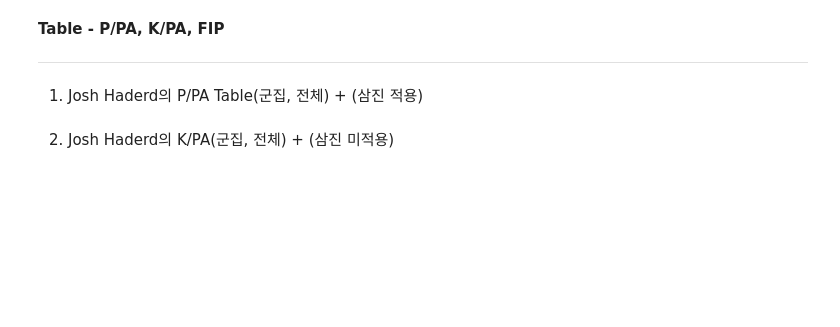
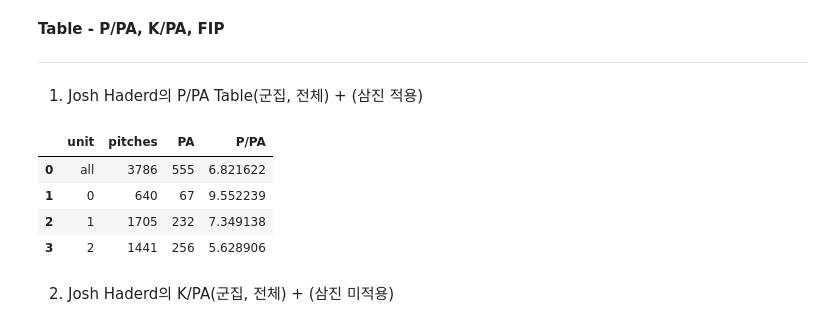
Before and after one commit to finn-sharp/Process-Mining-Analysis-on-MLB, a Jupyter notebook: process_analysis.ipynb, the cells around one changed output. Drawn from its saved outputs; the diff is of its cells as text; code cells hidden in the pictures; blank space fills up the shorter version.

```diff
--- a/process_analysis.ipynb
+++ b/process_analysis.ipynb
@@ -565,8 +643,14 @@ plt.show()
 # %% [markdown]
 1. Josh Haderd의 P/PA Table(군집, 전체) + (삼진 적용)
 # %%
-val_all, tb_ppa_all = p_per_pa(df_hader_filtered)
-display(tb_ppa_all)
+val_all, tb_ppa_cls = p_per_pa(df_hader_filtered_clustered)
+display(tb_ppa_cls)
+# %% [output]
+|  | unit | pitches | PA | P/PA |
+| 0 | all | 3786 | 555 | 6.821622 |
+| 1 | 0 | 640 | 67 | 9.552239 |
+| 2 | 1 | 1705 | 232 | 7.349138 |
+| 3 | 2 | 1441 | 256 | 5.628906 |
 # %% [markdown]
 2. Josh Haderd의 K/PA(군집, 전체) + (삼진 미적용)
 # %%
```
Also changed, not shown: parts of 20 cells of this notebook.
